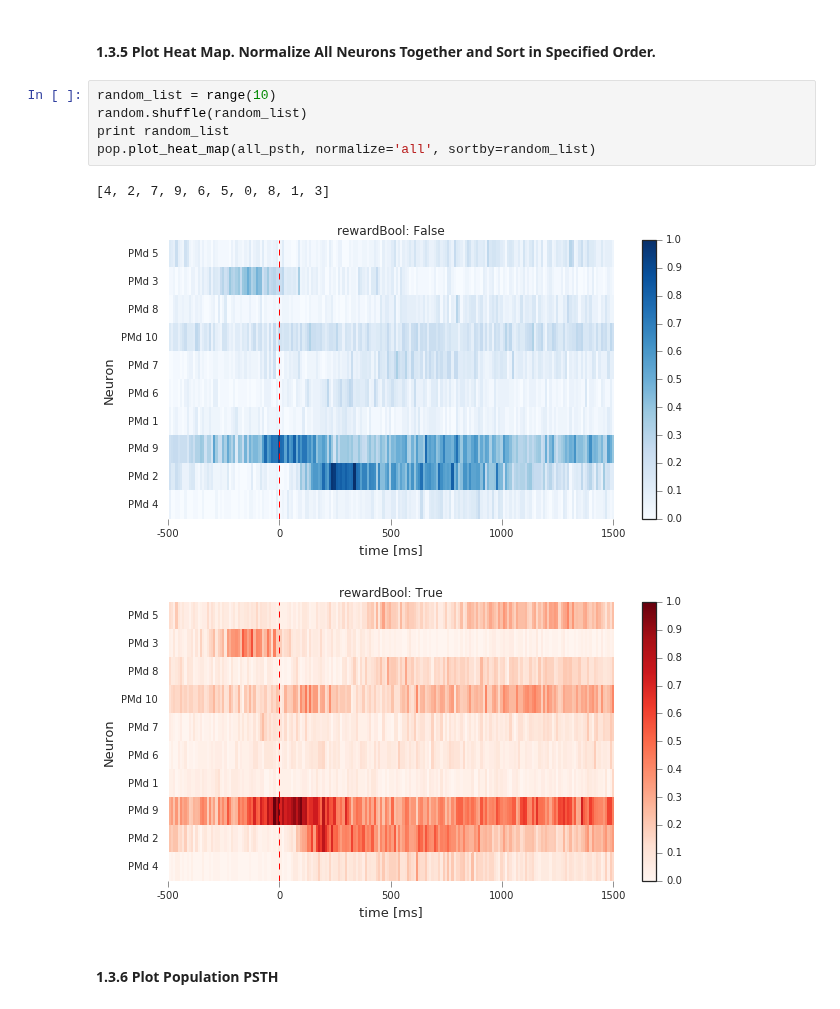
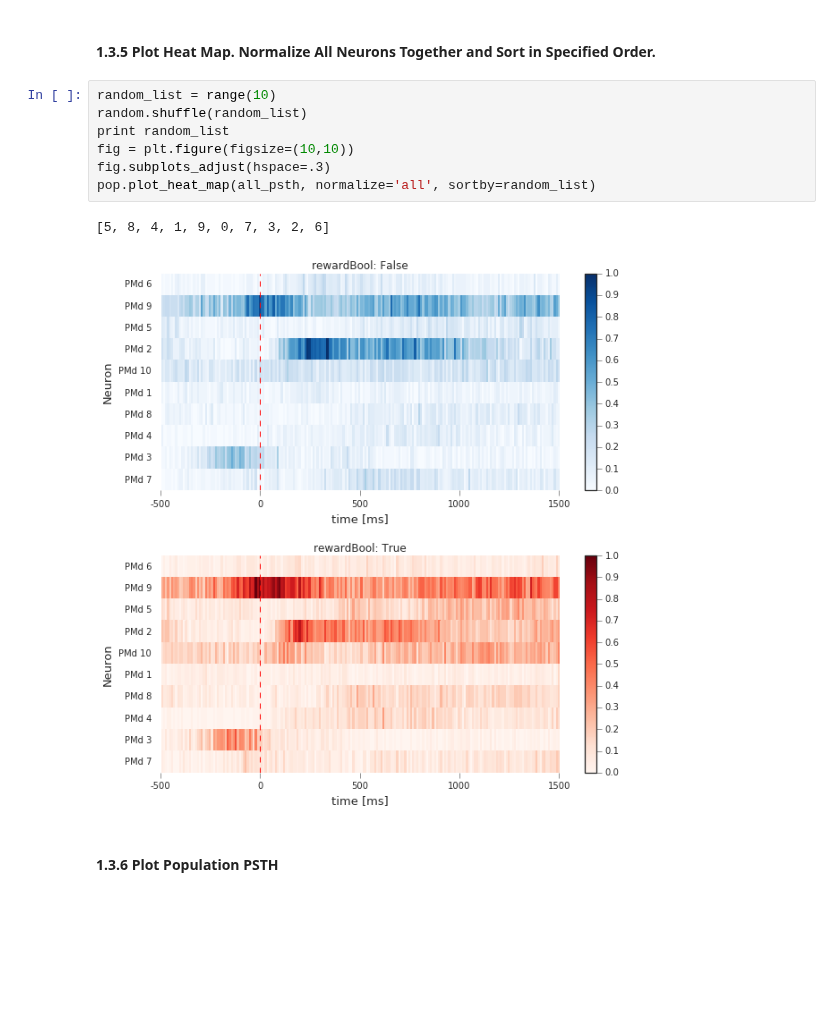
Before and after one commit to KordingLab/spykes, a Jupyter notebook: notebooks_examples/popvis_example.ipynb, the cells around one changed output. Saved outputs shown, nothing was run; the diff lists cells and outputs as text; blank space fills up the shorter version.

```diff
--- a/notebooks_examples/popvis_example.ipynb
+++ b/notebooks_examples/popvis_example.ipynb
@@ -142,11 +146,12 @@ pop.plot_heat_map(all_psth, normalize='each')
 # %%
 random_list = range(10)
 random.shuffle(random_list)
 print random_list
+fig = plt.figure(figsize=(10,10))
+fig.subplots_adjust(hspace=.3)
 pop.plot_heat_map(all_psth, normalize='all', sortby=random_list)
 # %% [output]
-[4, 2, 7, 9, 6, 5, 0, 8, 1, 3]
+[5, 8, 4, 1, 9, 0, 7, 3, 2, 6]
-[figure, old version]
+[figure, new version]
-[figure, removed]
 # %% [markdown]
 #### 1.3.6 Plot Population PSTH
```
Also changed, not shown: parts of 8 cells of this notebook, 1 other file.
